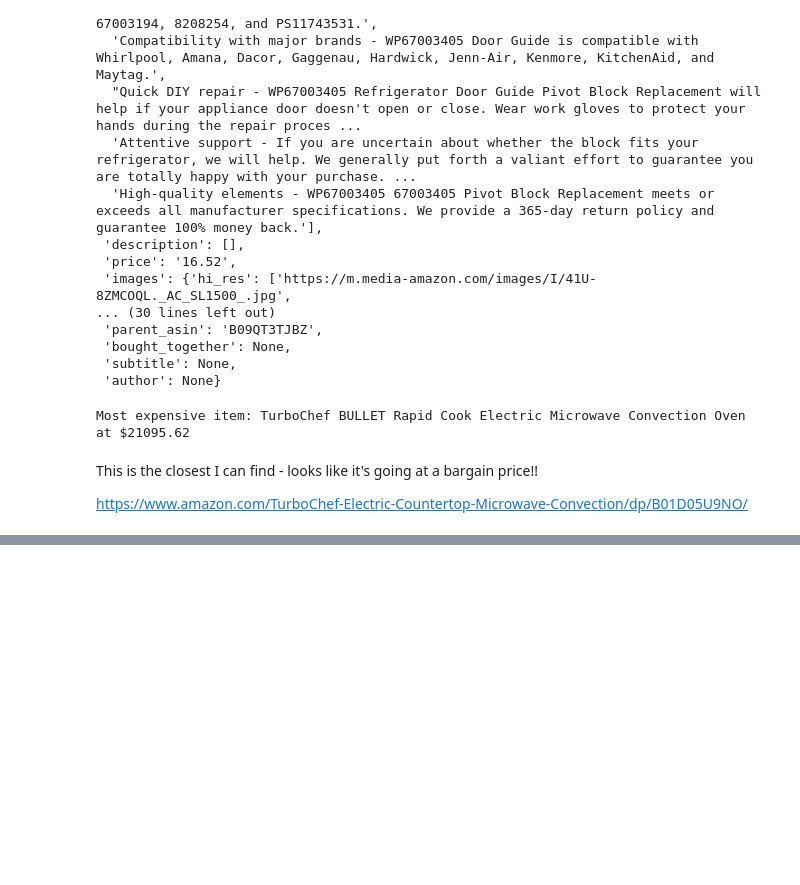
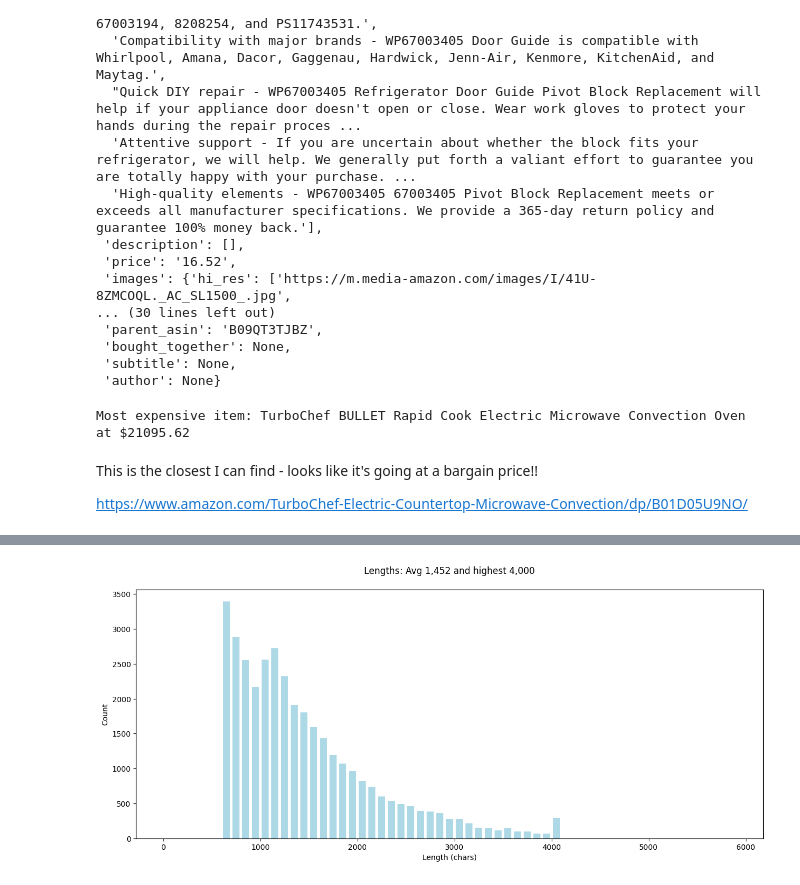
Before and after one commit to RavishankarDuMCA10/AI-Engineer-Agentic-Track, a Jupyter notebook: Section6_TraditionalML_To_DL_Fine_Tuning/day1.ipynb, the cells around one changed output, grey strips where cells are left out. Cells and saved outputs as stored; diff of their text form; code cells hidden in the pictures; blank space fills up the shorter version.

```diff
--- a/Section6_TraditionalML_To_DL_Fine_Tuning/day1.ipynb
+++ b/Section6_TraditionalML_To_DL_Fine_Tuning/day1.ipynb
@@ -112,3 +112,7 @@ This is the closest I can find - looks like it's going at a bargain price!!
 https://www.amazon.com/TurboChef-Electric-Countertop-Microwave-Convection/dp/B01D05U9NO/
 # %%
 # Load into Item objects if they have a price range $1-$1000 and enough details
+
+items = [parse(datapoint, "Appliances") for datapoint in tqdm(dataset)]
+items = [item for item in items if item is not None]
+print(f"There are {len(items):,} items from {len(dataset):,} datapoints")
@@ -114,0 +131,14 @@ https://www.amazon.com/TurboChef-Electric-Countertop-Microwave-Convection/dp/B01
+# %%
+prices = [item.price for item in items]
+lengths = [len(item.full) for item in items]
+# %%
+# Plot the distribution of lengths
+
+plt.figure(figsize=(15, 6))
+plt.title(f"Lengths: Avg {sum(lengths)/len(lengths):,.0f} and highest {max(lengths):,}\n")
+plt.xlabel('Length (chars)')
+plt.ylabel('Count')
+plt.hist(lengths, rwidth=0.7, color="lightblue", bins=range(0, 6000, 100))
+plt.show()
+# %% [output]
+[figure, added]
```
Also changed, not shown: parts of 26 cells of this notebook.
